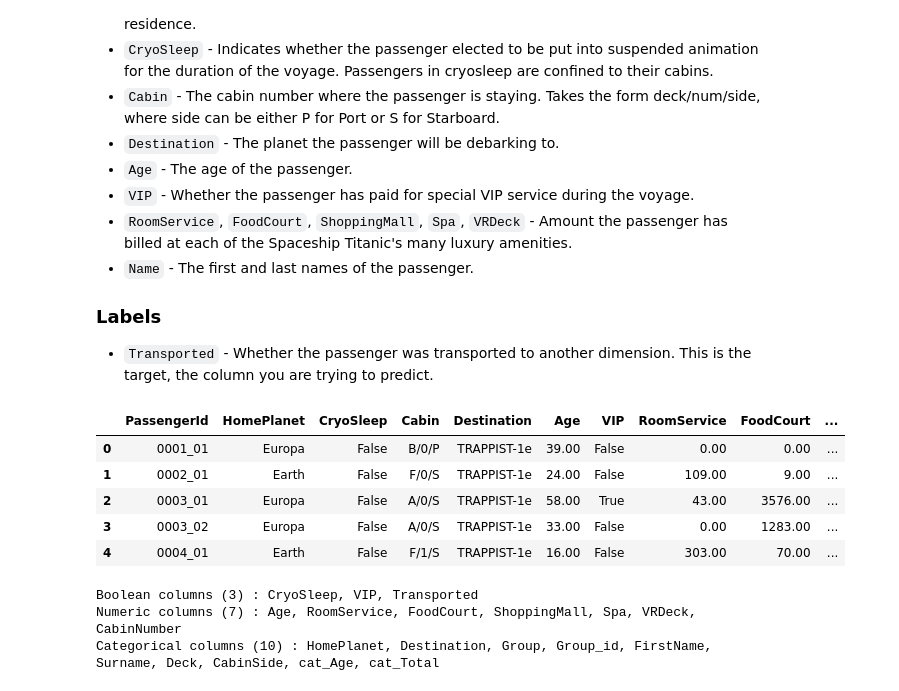
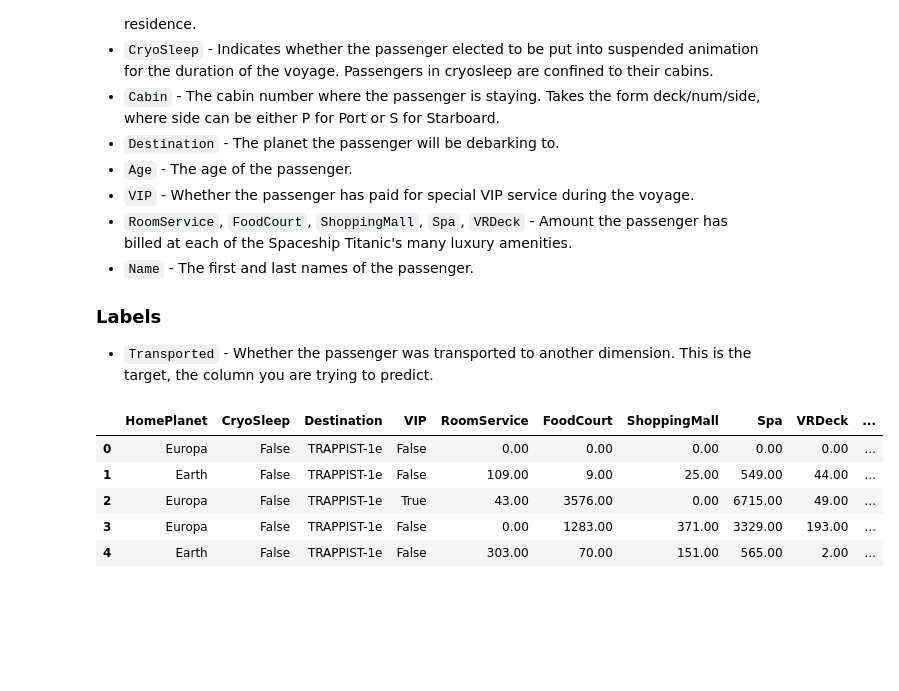
Before and after one commit to JoaoAnt42/FAA_TitanicSpace, a Jupyter notebook: 1_FAA_graphs.ipynb, the cells around one changed output. Saved outputs shown, nothing was run; the diff lists cells and outputs as text; code cells hidden in the pictures; blank space fills up the shorter version.

```diff
--- a/1_FAA_graphs.ipynb
+++ b/1_FAA_graphs.ipynb
@@ -41,19 +44,4 @@ warnings.filterwarnings('ignore')
 %matplotlib inline
 # %%
 redo_graphs = 0
-# %%
-try:
-    df = pd.read_csv('data_FAA/train.csv')
-    # df_test = pd.read_csv('../input/spaceship-titanic/test.csv')
-except FileNotFoundError:
-    df = pd.read_csv('data_FAA/train.csv')
-    # df_test = pd.read_csv('/spaceship-titanic/test.csv')
-df.head()
-# %% [output]
-|  | PassengerId | HomePlanet | CryoSleep | Cabin | Destination | Age | VIP | RoomService | FoodCourt | ... |
-| 0 | 0001_01 | Europa | False | B/0/P | TRAPPIST-1e | 39.00 | False | 0.00 | 0.00 | ... |
-| 1 | 0002_01 | Earth | False | F/0/S | TRAPPIST-1e | 24.00 | False | 109.00 | 9.00 | ... |
-| 2 | 0003_01 | Europa | False | A/0/S | TRAPPIST-1e | 58.00 | True | 43.00 | 3576.00 | ... |
-| 3 | 0003_02 | Europa | False | A/0/S | TRAPPIST-1e | 33.00 | False | 0.00 | 1283.00 | ... |
-| 4 | 0004_01 | Earth | False | F/1/S | TRAPPIST-1e | 16.00 | False | 303.00 | 70.00 | ... |
 # %%
@@ -127,8 +77,0 @@ def split_x_y(df, preTrain = True):
-# %%
-# initiate the traning and test datasets--for trainning
-df_n, category_cols, numeric_cols, bool_cols = preprocess(df, preTrain = False, rem_columns=True)
-df_test, df_train = train_test_split(df_n, test_size = 0.2, random_state = 100)
-# %% [output]
-Boolean columns (3) : CryoSleep, VIP, Transported
-Numeric columns (7) : Age, RoomService, FoodCourt, ShoppingMall, Spa, VRDeck, CabinNumber
-Categorical columns (10) : HomePlanet, Destination, Group, Group_id, FirstName, Surname, Deck, CabinSide, cat_Age, cat_Total
@@ -137,0 +78,28 @@ X_test, y_test = split_x_y(df_test)
+# %%
+from sklearn.pipeline import make_pipeline
+import pandas as pd
+
+class DataframeFunctionTransformer():
+    def __init__(self, func):
+        self.func = func
+
+    def transform(self, input_df, **transform_params):
+        return self.func(input_df)
+
+    def fit(self, X, y=None, **fit_params):
+        return self
+
+pandas_preprocessing = make_pipeline(
+    DataframeFunctionTransformer(transform_df)
+)
+# %%
+df = pd.read_csv('data_FAA/train.csv')
+df, y = pandas_preprocessing.fit_transform(df)
+df.head()
+# %% [output]
+|  | HomePlanet | CryoSleep | Destination | VIP | RoomService | FoodCourt | ShoppingMall | Spa | VRDeck | ... |
+| 0 | Europa | False | TRAPPIST-1e | False | 0.00 | 0.00 | 0.00 | 0.00 | 0.00 | ... |
+| 1 | Earth | False | TRAPPIST-1e | False | 109.00 | 9.00 | 25.00 | 549.00 | 44.00 | ... |
+| 2 | Europa | False | TRAPPIST-1e | True | 43.00 | 3576.00 | 0.00 | 6715.00 | 49.00 | ... |
+| 3 | Europa | False | TRAPPIST-1e | False | 0.00 | 1283.00 | 371.00 | 3329.00 | 193.00 | ... |
+| 4 | Earth | False | TRAPPIST-1e | False | 303.00 | 70.00 | 151.00 | 565.00 | 2.00 | ... |
```
Also changed, not shown: parts of 15 cells of this notebook, 5 other files.
